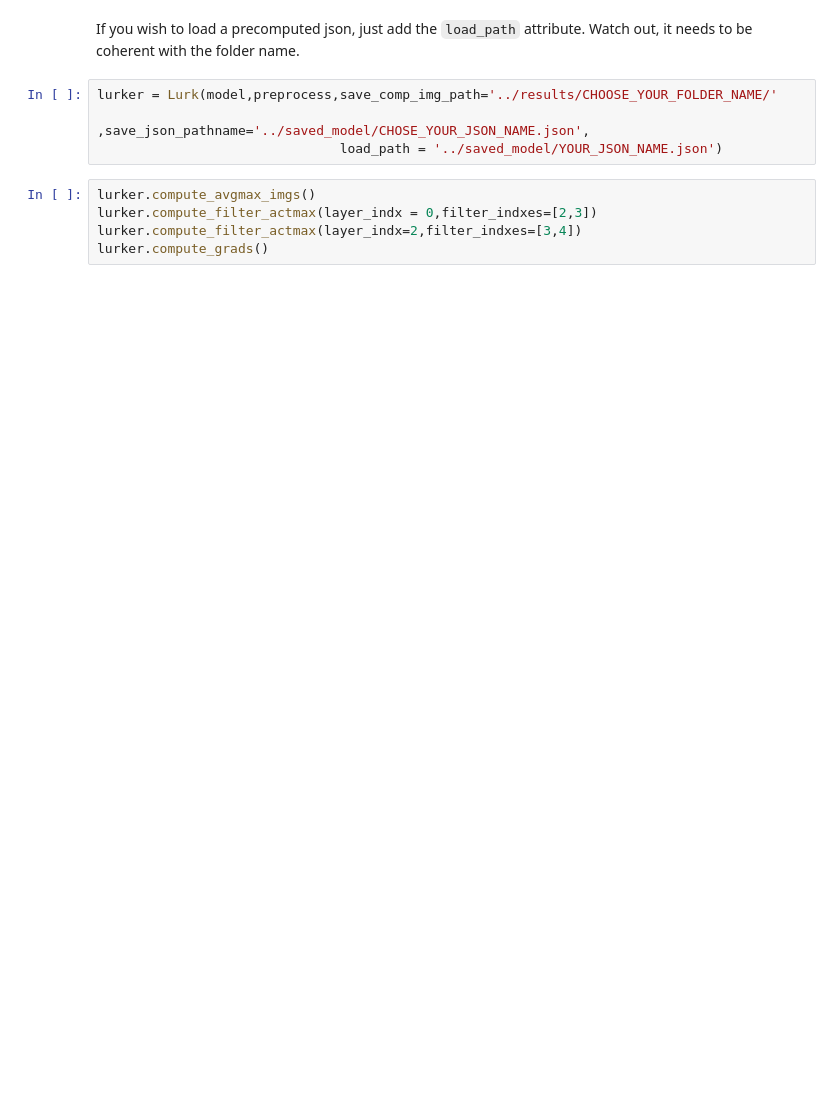
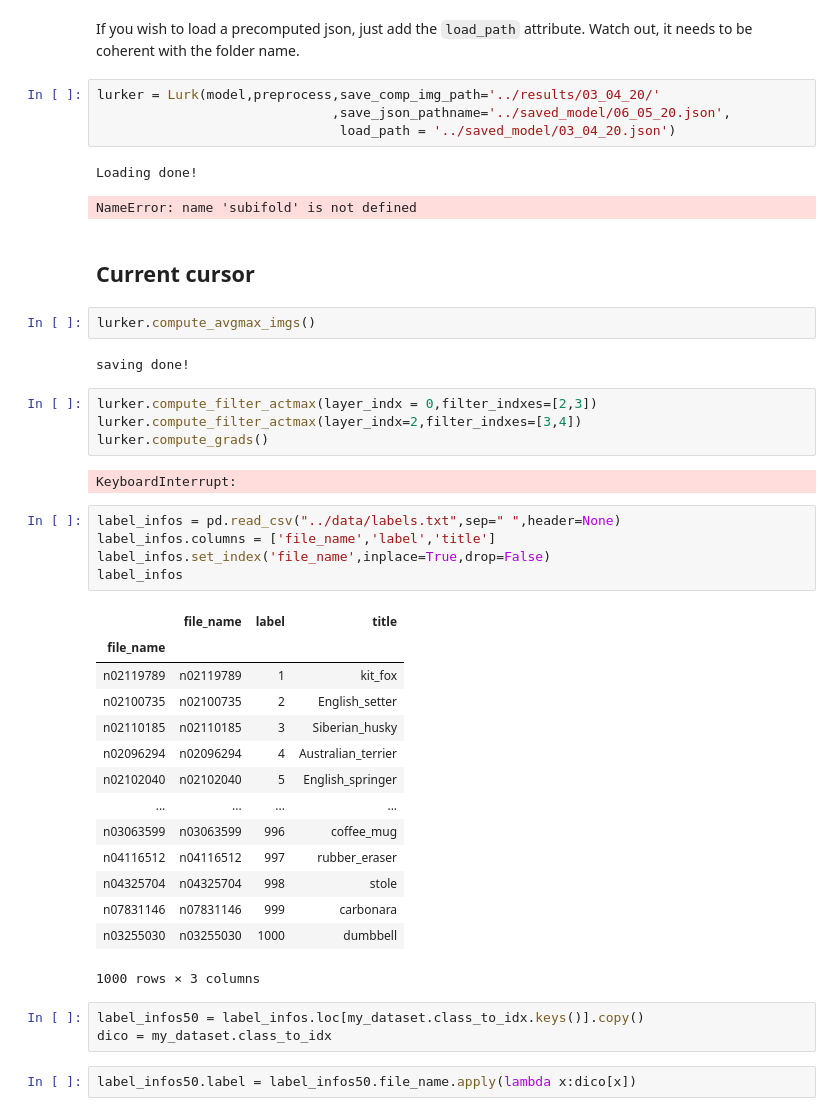
Before and after one commit to torchlurk/torchlurk, a Jupyter notebook: src/run_backend.ipynb, the cells around one changed output. Saved outputs shown, nothing was run; the diff lists cells and outputs as text; blank space fills up the shorter version.

```diff
--- a/src/run_backend.ipynb
+++ b/src/run_backend.ipynb
@@ -32,11 +36,46 @@ lurker = Lurk(model,preprocess,save_comp_img_path='../results/CHOOSE_YOUR_FOLDER
 # %% [markdown]
 If you wish to load a precomputed json, just add the `load_path` attribute. Watch out, it needs to be coherent with the folder name.
 # %%
-lurker = Lurk(model,preprocess,save_comp_img_path='../results/CHOOSE_YOUR_FOLDER_NAME/'
-                              ,save_json_pathname='../saved_model/CHOSE_YOUR_JSON_NAME.json',
-                               load_path = '../saved_model/YOUR_JSON_NAME.json')
+lurker = Lurk(model,preprocess,save_comp_img_path='../results/03_04_20/'
+                              ,save_json_pathname='../saved_model/06_05_20.json',
+                               load_path = '../saved_model/03_04_20.json')
+# %% [output]
+Loading done!
+NameError: name 'subifold' is not defined
+# %% [markdown]
+## Current cursor
+# %%
+lurker.compute_avgmax_imgs()
+# %% [output]
+saving done!
 # %%
-lurker.compute_avgmax_imgs()
 lurker.compute_filter_actmax(layer_indx = 0,filter_indxes=[2,3])
 lurker.compute_filter_actmax(layer_indx=2,filter_indxes=[3,4])
 lurker.compute_grads()
+# %% [output]
+KeyboardInterrupt:
+# %%
+label_infos = pd.read_csv("../data/labels.txt",sep=" ",header=None)
+label_infos.columns = ['file_name','label','title']
+label_infos.set_index('file_name',inplace=True,drop=False)
+label_infos
+# %% [output]
+|  | file_name | label | title |
+| file_name |  |  |  |
+| n02119789 | n02119789 | 1 | kit_fox |
+| n02100735 | n02100735 | 2 | English_setter |
+| n02110185 | n02110185 | 3 | Siberian_husky |
+| n02096294 | n02096294 | 4 | Australian_terrier |
+| n02102040 | n02102040 | 5 | English_springer |
+| ... | ... | ... | ... |
+| n03063599 | n03063599 | 996 | coffee_mug |
+| n04116512 | n04116512 | 997 | rubber_eraser |
+| n04325704 | n04325704 | 998 | stole |
+| n07831146 | n07831146 | 999 | carbonara |
+| n03255030 | n03255030 | 1000 | dumbbell |
+1000 rows × 3 columns
+# %%
+label_infos50 = label_infos.loc[my_dataset.class_to_idx.keys()].copy()
+dico = my_dataset.class_to_idx
+# %%
+label_infos50.label = label_infos50.file_name.apply(lambda x:dico[x])
```
Also changed, not shown: parts of 16 cells of this notebook, 5 other files.
